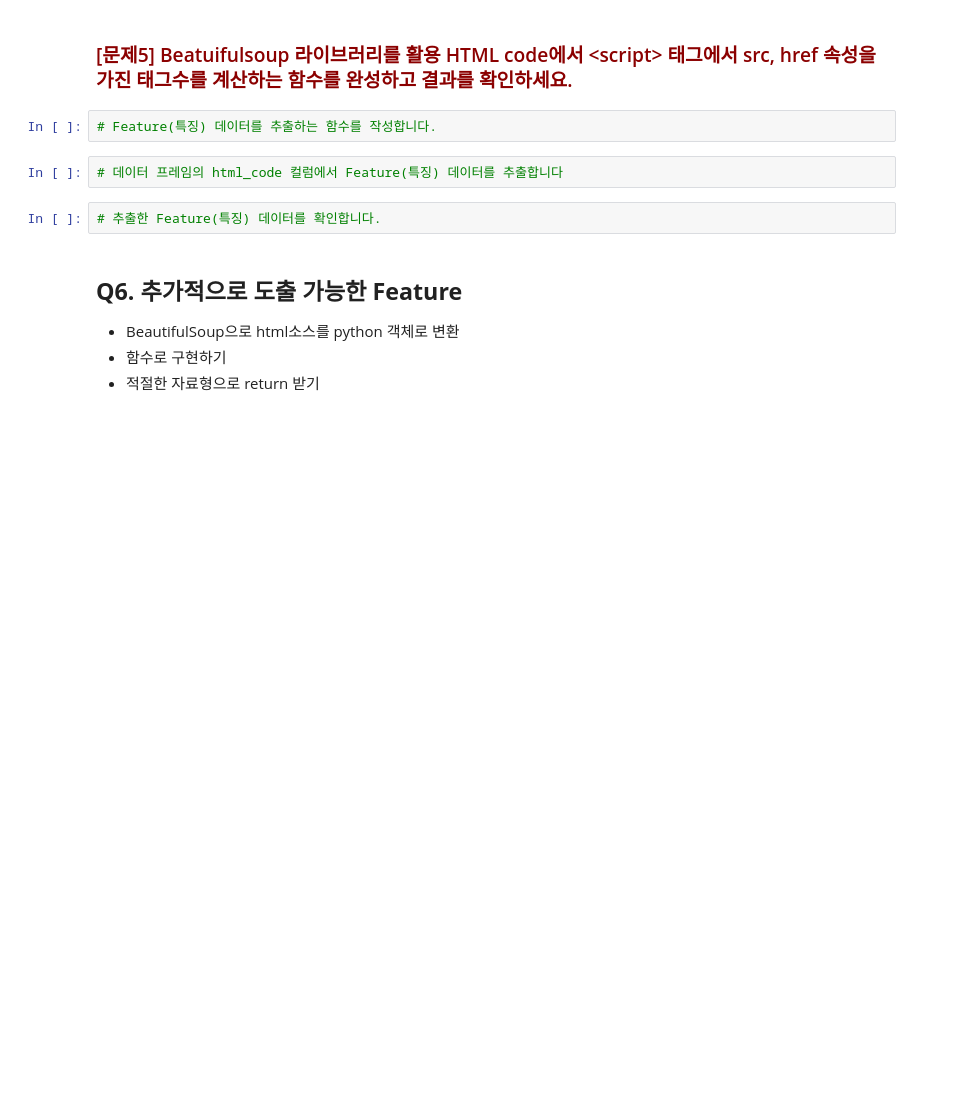
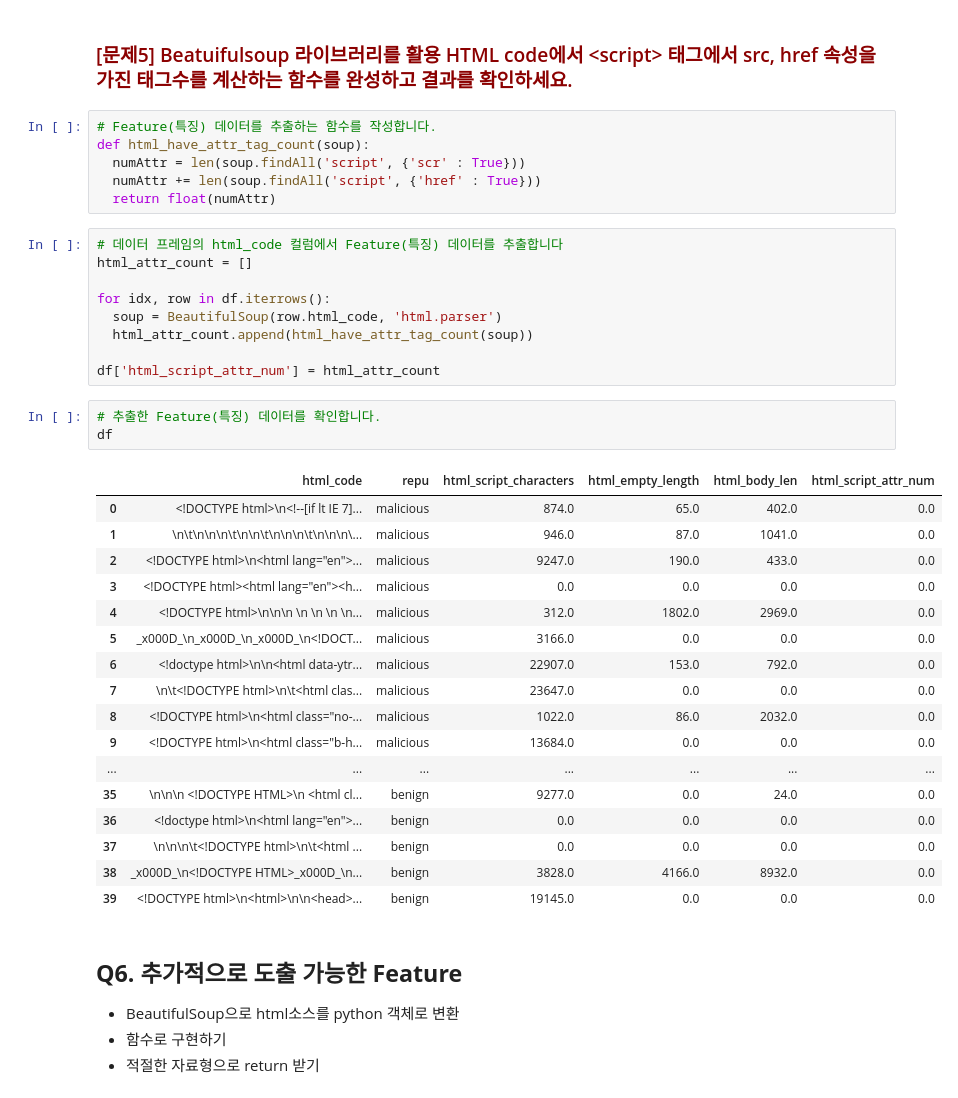
Before and after one commit to ssoong12/KT_aivle_school_AI_track, a Jupyter notebook: 09. MINI_PJ2/악성사이트/1. 데이터 수집.ipynb, the cells around one changed output. Drawn from its saved outputs; the diff is of its cells as text; blank space fills up the shorter version.

Commit message:
script에 src, href 속성 가진 태그수 뽑아내며 퓨처 엔지니어링

```diff
--- a/09. MINI_PJ2/악성사이트/1. 데이터 수집.ipynb
+++ b/09. MINI_PJ2/악성사이트/1. 데이터 수집.ipynb
@@ -278,12 +278,42 @@ df
 - float으로 return 받기
 # %% [markdown]
 ### <span style="color:darkred">[문제5] Beatuifulsoup 라이브러리를 활용 HTML code에서 \<script> 태그에서 src, href 속성을 가진 태그수를 계산하는 함수를 완성하고 결과를 확인하세요. <span>
+# %%
+# Feature(특징) 데이터를 추출하는 함수를 작성합니다.
+def html_have_attr_tag_count(soup):
+  numAttr = len(soup.findAll('script', {'scr' : True}))
+  numAttr += len(soup.findAll('script', {'href' : True}))
+  return float(numAttr)
+# %%
+# 데이터 프레임의 html_code 컬럼에서 Feature(특징) 데이터를 추출합니다
+html_attr_count = []
+
+for idx, row in df.iterrows():
+  soup = BeautifulSoup(row.html_code, 'html.parser')
+  html_attr_count.append(html_have_attr_tag_count(soup))
+
+df['html_script_attr_num'] = html_attr_count
 # %%
-# Feature(특징) 데이터를 추출하는 함수를 작성합니다.
+# 추출한 Feature(특징) 데이터를 확인합니다.
+df
+# %% [output]
+|  | html_code | repu | html_script_characters | html_empty_length | html_body_len | html_script_attr_num |
+| 0 | <!DOCTYPE html>\n<!--[if lt IE 7]... | malicious | 874.0 | 65.0 | 402.0 | 0.0 |
+| 1 | \n\t\n\n\n\t\n\n\t\n\n\n\t\n\n\n\... | malicious | 946.0 | 87.0 | 1041.0 | 0.0 |
+| 2 | <!DOCTYPE html>\n<html lang="en">... | malicious | 9247.0 | 190.0 | 433.0 | 0.0 |
+| 3 | <!DOCTYPE html><html lang="en"><h... | malicious | 0.0 | 0.0 | 0.0 | 0.0 |
+| 4 | <!DOCTYPE html>\n\n\n \n \n \n \n... | malicious | 312.0 | 1802.0 | 2969.0 | 0.0 |
+| 5 | _x000D_\n_x000D_\n_x000D_\n<!DOCT... | malicious | 3166.0 | 0.0 | 0.0 | 0.0 |
+| 6 | <!doctype html>\n\n<html data-ytr... | malicious | 22907.0 | 153.0 | 792.0 | 0.0 |
+| 7 | \n\t<!DOCTYPE html>\n\t<html clas... | malicious | 23647.0 | 0.0 | 0.0 | 0.0 |
+| 8 | <!DOCTYPE html>\n<html class="no-... | malicious | 1022.0 | 86.0 | 2032.0 | 0.0 |
+| 9 | <!DOCTYPE html>\n<html class="b-h... | malicious | 13684.0 | 0.0 | 0.0 | 0.0 |
+| ... | ... | ... | ... | ... | ... | ... |
+| 35 | \n\n\n <!DOCTYPE HTML>\n <html cl... | benign | 9277.0 | 0.0 | 24.0 | 0.0 |
+| 36 | <!doctype html>\n<html lang="en">... | benign | 0.0 | 0.0 | 0.0 | 0.0 |
+| 37 | \n\n\n\t<!DOCTYPE html>\n\t<html ... | benign | 0.0 | 0.0 | 0.0 | 0.0 |
+| 38 | _x000D_\n<!DOCTYPE HTML>_x000D_\n... | benign | 3828.0 | 4166.0 | 8932.0 | 0.0 |
+| 39 | <!DOCTYPE html>\n<html>\n\n<head>... | benign | 19145.0 | 0.0 | 0.0 | 0.0 |
-# %%
-# 데이터 프레임의 html_code 컬럼에서 Feature(특징) 데이터를 추출합니다
-# %%
-# 추출한 Feature(특징) 데이터를 확인합니다.
 # %% [markdown]
 ## <b>Q6. 추가적으로 도출 가능한 Feature
 
```
